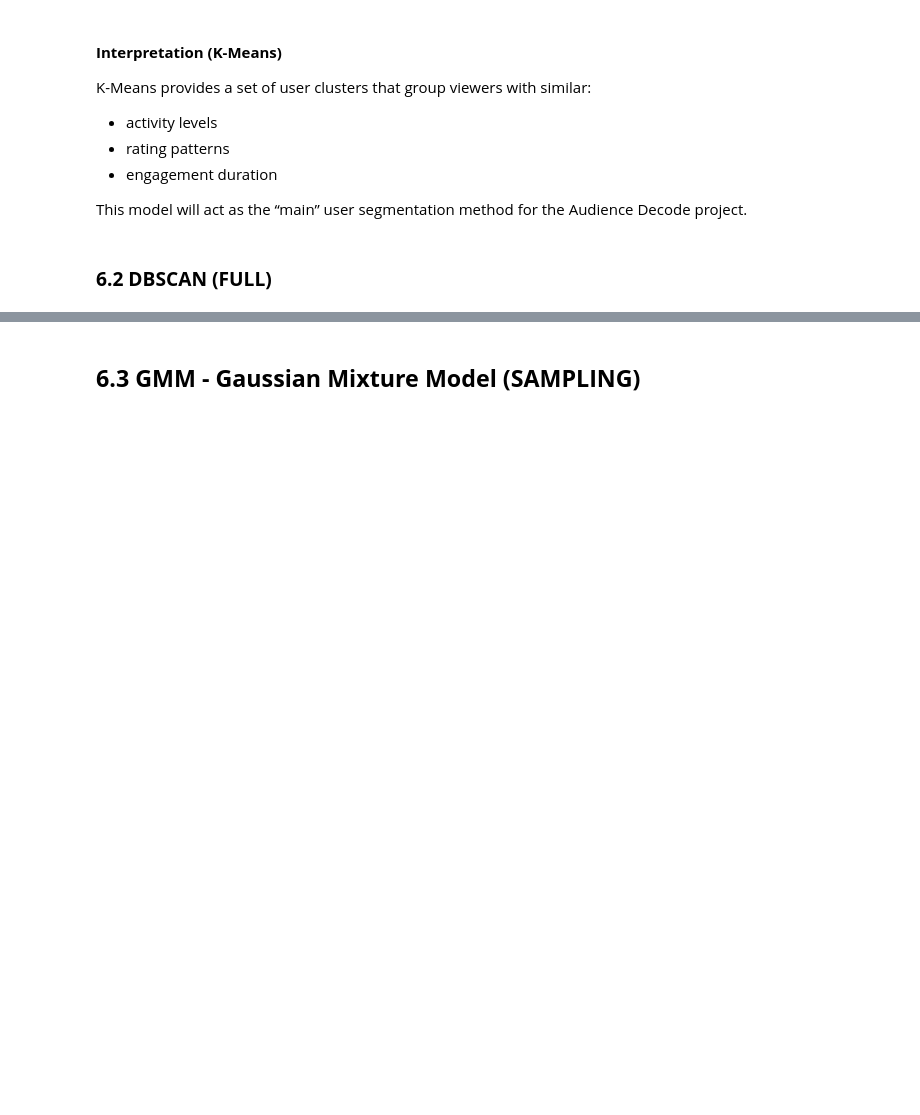
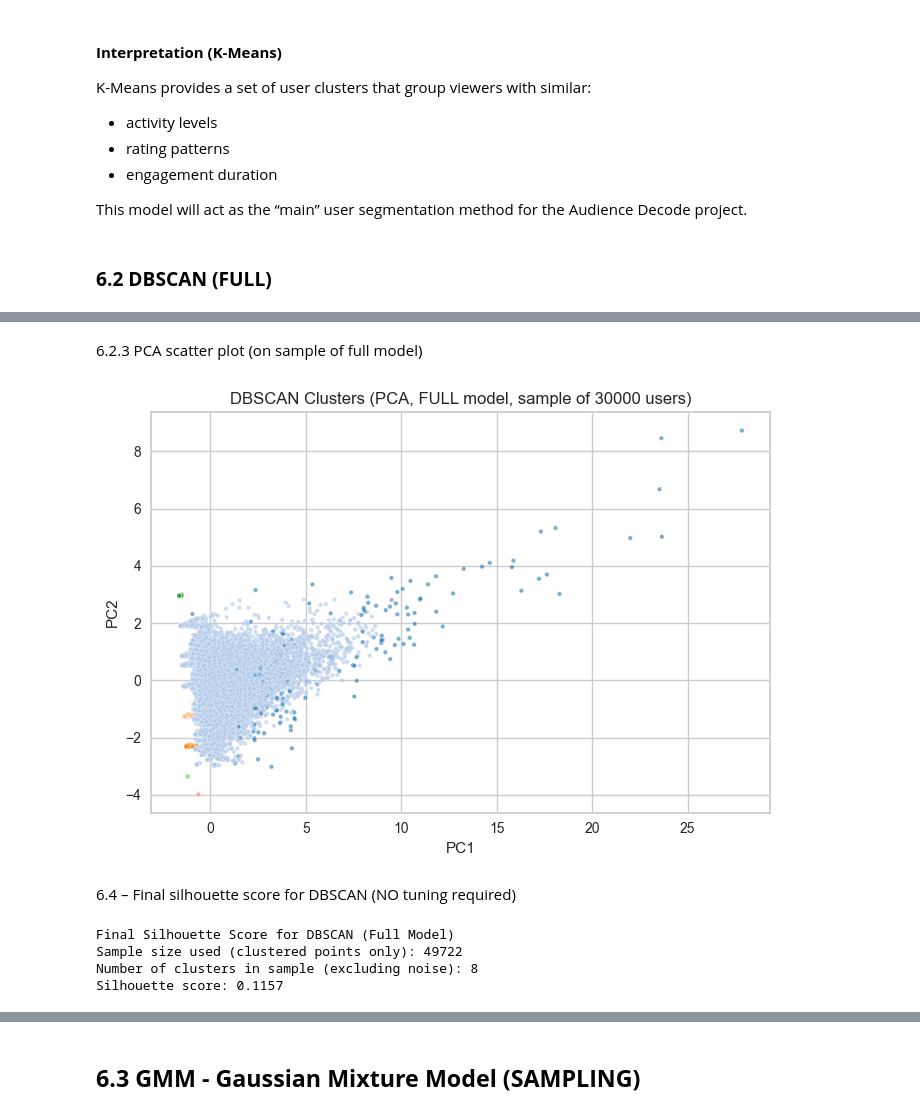
Before and after one commit to alkalenka/AudienceDecode_320991, a Jupyter notebook: main.ipynb, the cells around one changed output, grey strips where cells are left out. Cells and saved outputs as stored; diff of their text form; code cells hidden in the pictures; blank space fills up the shorter version.

Commit message:
dbscan full + silhouette + interpretation

```diff
--- a/main.ipynb
+++ b/main.ipynb
@@ -1315,0 +1277,72 @@ Therefore, DBSCAN is *not suitable* as the main clustering method for this datas
+# %% [markdown]
+6.2.3 PCA scatter plot (on sample of full model)
+# %%
+# 6.2.3 – PCA scatter of DBSCAN (Sampling for Visualization)
+
+plot_sample_size = 30000  # as you had
+
+if X_users_dbscan.shape[0] > plot_sample_size:
+    np.random.seed(42)
+    plot_idx = np.random.choice(X_users_dbscan.shape[0], plot_sample_size, replace=False)
+    sample_for_plot = X_users_dbscan[plot_idx]
+    sample_labels = dbscan_labels[plot_idx]
+else:
+    sample_for_plot = X_users_dbscan
+    sample_labels = dbscan_labels
+
+# 2D PCA just for visualization
+pca_vis = PCA(n_components=2)
+pca_points = pca_vis.fit_transform(sample_for_plot)
+
+plt.figure(figsize=(7, 5))
+sns.scatterplot(
+    x=pca_points[:, 0],
+    y=pca_points[:, 1],
+    hue=sample_labels,
+    palette="tab20",
+    s=10,
+    alpha=0.6,
+    legend=False
+)
+plt.title(f"DBSCAN Clusters (PCA, FULL model, sample of {len(sample_for_plot)} users)")
+plt.xlabel("PC1")
+plt.ylabel("PC2")
+plt.tight_layout()
+plt.show()
+# %% [output]
+[figure, added]
+# %% [markdown]
+6.4 – Final silhouette score for DBSCAN (NO tuning required)
+# %%
+# 6.4 – DBSCAN FINAL SILHOUETTE SCORE (using the FULL model from 6.2)
+
+sample_size = min(50000, X_users_dbscan.shape[0])
+np.random.seed(42)
+sample_idx = np.random.choice(X_users_dbscan.shape[0], sample_size, replace=False)
+
+X_sample = X_users_dbscan[sample_idx]
+labels_sample = dbscan_labels[sample_idx]
+
+# Remove noise
+mask_clustered = labels_sample != -1
+X_clustered = X_sample[mask_clustered]
+labels_clustered = labels_sample[mask_clustered]
+
+n_clusters_clustered = len(set(labels_clustered))
+
+if n_clusters_clustered > 1 and len(X_clustered) > 0:
+
+    sil_score_dbscan_final = silhouette_score(X_clustered, labels_clustered)
+
+    print("Final Silhouette Score for DBSCAN (Full Model)")
+    print(f"Sample size used (clustered points only): {len(X_clustered)}")
+    print(f"Number of clusters in sample (excluding noise): {n_clusters_clustered}")
+    print(f"Silhouette score: {sil_score_dbscan_final:.4f}")
+
+else:
+    print("Cannot compute silhouette score: <2  non-noise clusters were found.")
+# %% [output]
+Final Silhouette Score for DBSCAN (Full Model)
+Sample size used (clustered points only): 49722
+Number of clusters in sample (excluding noise): 8
+Silhouette score: 0.1157
```
Also changed, not shown: parts of 15 cells of this notebook.
